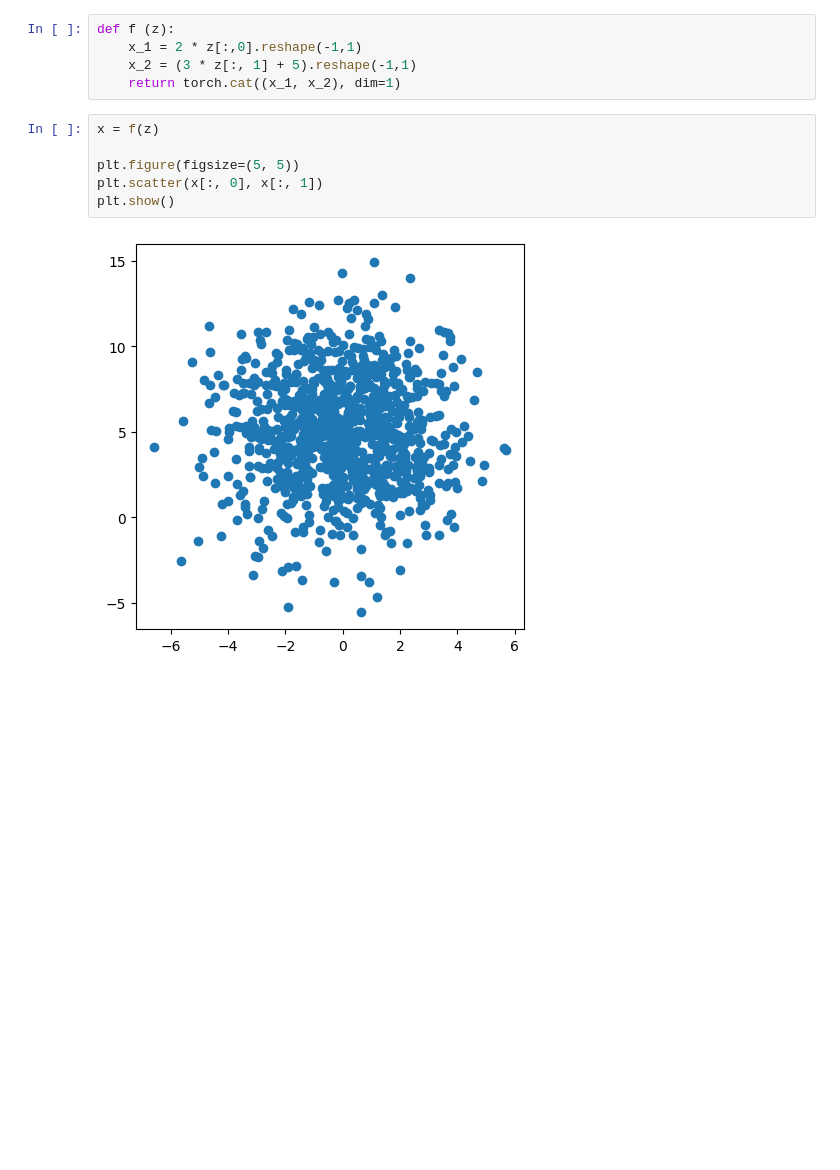
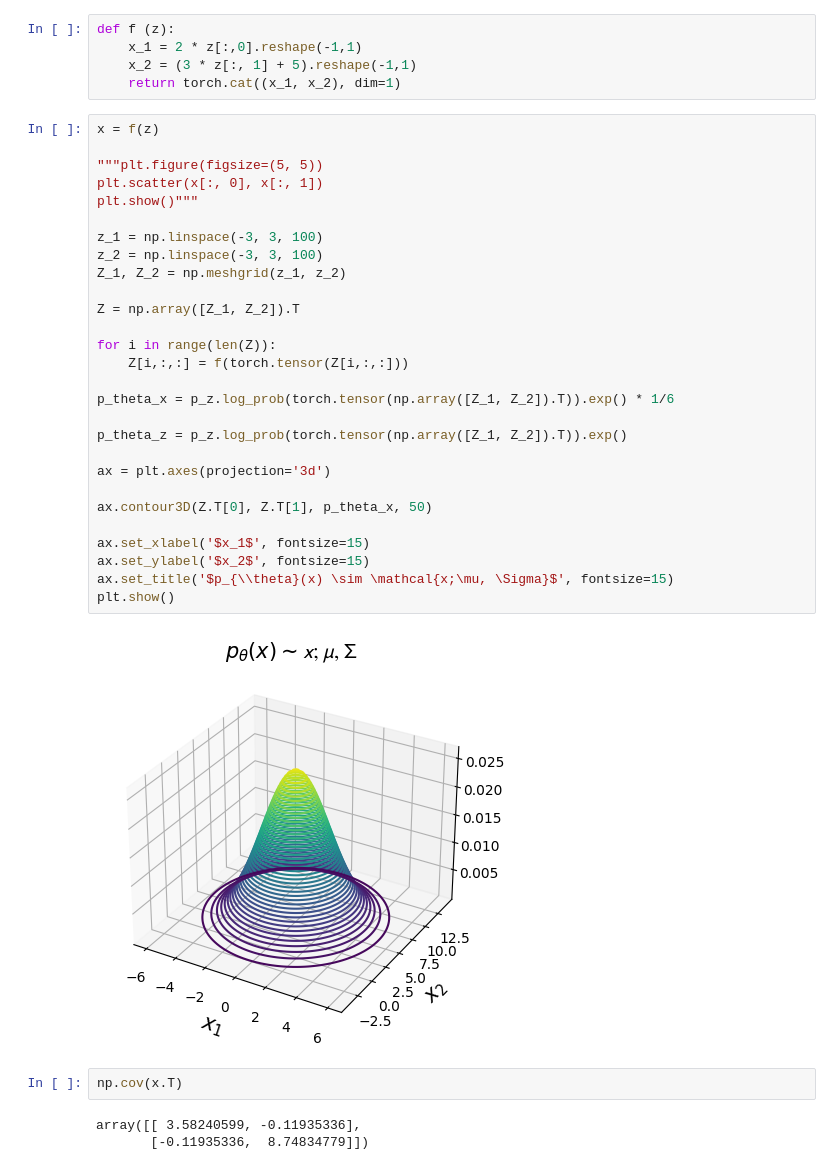
Before and after one commit to tayfununal/PyTorch, a Jupyter notebook: 2d_nf_work.ipynb, the cells around one changed output. Cells and saved outputs as stored; diff of their text form; blank space fills up the shorter version.

```diff
--- a/2d_nf_work.ipynb
+++ b/2d_nf_work.ipynb
@@ -32,11 +51,38 @@ def f (z):
     x_1 = 2 * z[:,0].reshape(-1,1)
     x_2 = (3 * z[:, 1] + 5).reshape(-1,1)
     return torch.cat((x_1, x_2), dim=1)
-# %%
-x = f(z)
-
-plt.figure(figsize=(5, 5))
-plt.scatter(x[:, 0], x[:, 1])
-plt.show()
-# %% [output]
-[figure, removed]
+# %%
+x = f(z)
+
+"""plt.figure(figsize=(5, 5))
+plt.scatter(x[:, 0], x[:, 1])
+plt.show()"""
+
+z_1 = np.linspace(-3, 3, 100)
+z_2 = np.linspace(-3, 3, 100)
+Z_1, Z_2 = np.meshgrid(z_1, z_2)
+
+Z = np.array([Z_1, Z_2]).T
+
+for i in range(len(Z)):
+    Z[i,:,:] = f(torch.tensor(Z[i,:,:]))
+
+p_theta_x = p_z.log_prob(torch.tensor(np.array([Z_1, Z_2]).T)).exp() * 1/6
+
+p_theta_z = p_z.log_prob(torch.tensor(np.array([Z_1, Z_2]).T)).exp()
+
+ax = plt.axes(projection='3d')
+
+ax.contour3D(Z.T[0], Z.T[1], p_theta_x, 50)
+
+ax.set_xlabel('$x_1$', fontsize=15)
+ax.set_ylabel('$x_2$', fontsize=15)
+ax.set_title('$p_{\\theta}(x) \sim \mathcal{x;\mu, \Sigma}$', fontsize=15)
+plt.show()
+# %% [output]
+[figure, added]
+# %%
+np.cov(x.T)
+# %% [output]
+array([[ 3.58240599, -0.11935336],
+       [-0.11935336,  8.74834779]])
```
Also changed, not shown: parts of 9 cells of this notebook.
